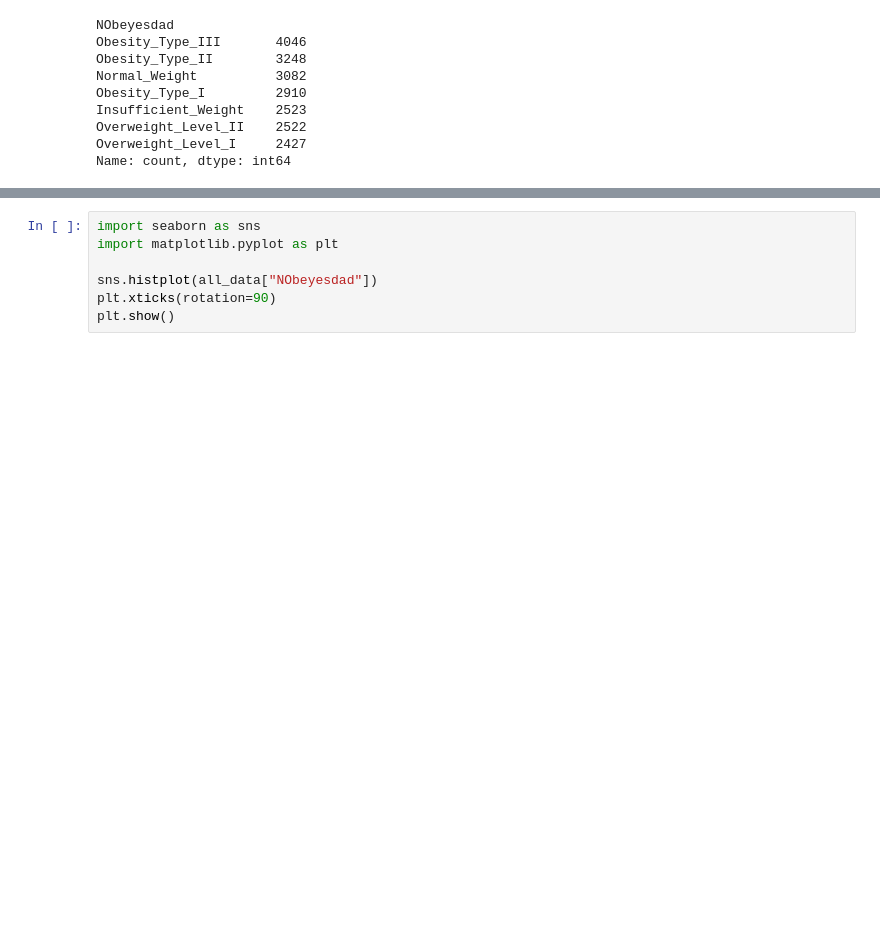
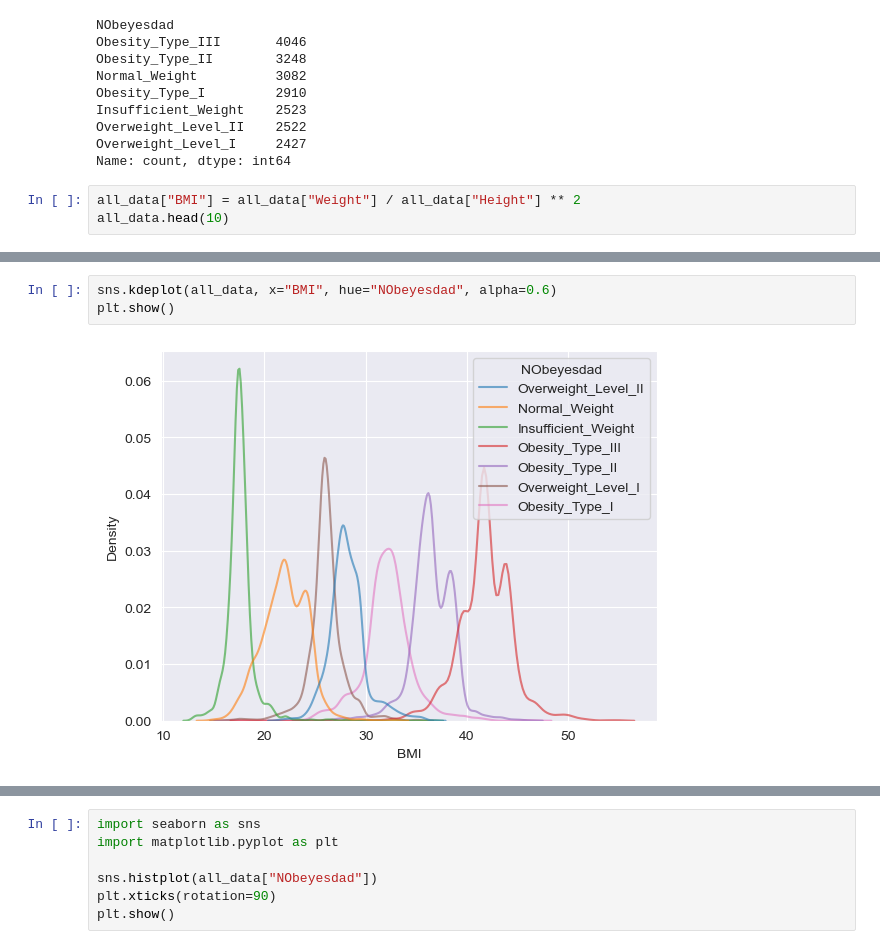
Before and after one commit to andreaslanderer/ost-data-hack, a Jupyter notebook: 2025-07-06-Datahack.ipynb, the cells around one changed output, grey strips where cells are left out. Saved outputs shown, nothing was run; the diff lists cells and outputs as text; blank space fills up the shorter version.

Commit message:
Introduce BMI and plot

```diff
--- a/2025-07-06-Datahack.ipynb
+++ b/2025-07-06-Datahack.ipynb
@@ -79,3 +79,6 @@ Insufficient_Weight    2523
 Overweight_Level_II    2522
 Overweight_Level_I     2427
 Name: count, dtype: int64
+# %%
+all_data["BMI"] = all_data["Weight"] / all_data["Height"] ** 2
+all_data.head(10)
@@ -81,0 +97,5 @@ Name: count, dtype: int64
+# %%
+sns.kdeplot(all_data, x="BMI", hue="NObeyesdad", alpha=0.6)
+plt.show()
+# %% [output]
+[figure, added]
```
Also changed, not shown: parts of 2 cells of this notebook.
